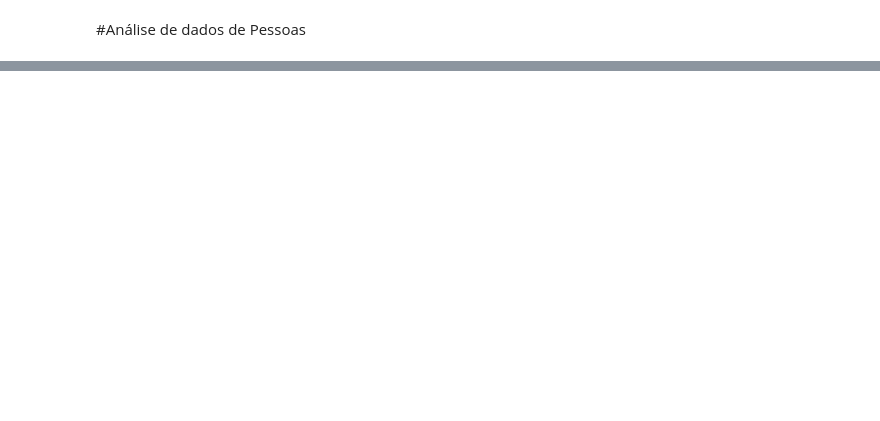
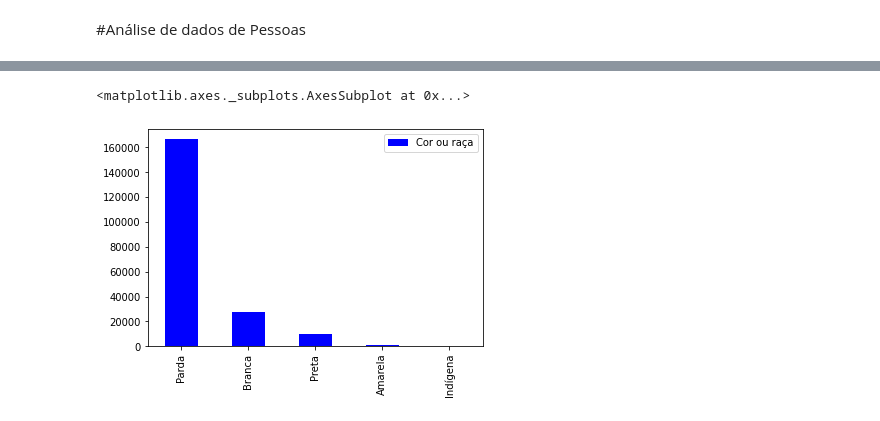
Before and after one commit to FranciscoJSSantos/Analise_de_Dados_do_Bolsa_Familia, a Jupyter notebook: Analise_de_Dados_do_Bolsa_Familia.ipynb, the cells around one changed output, grey strips where cells are left out. Saved outputs shown, nothing was run; the diff lists cells and outputs as text; code cells hidden in the pictures; blank space fills up the shorter version.

```diff
--- a/Analise_de_Dados_do_Bolsa_Familia.ipynb
+++ b/Analise_de_Dados_do_Bolsa_Familia.ipynb
@@ -56,0 +139,5 @@ cor_da_raca
+# %%
+#Criando uma tabela com os dados que vamos utilizar
+df_pessoa = data_pessoa.iloc[:,[5,6,7,8,11,12,23]]
+
+df_pessoa
@@ -56,0 +158,27 @@ cor_da_raca
+# %%
+#transformação de dados para qualitativo
+
+###obs: rodar uma vez, depois da primeira vez vai dar erro
+
+#transformação de dados de cor ou raça
+df_pessoa['cod_raca_cor_pessoa'] = pd.cut(df_pessoa['cod_raca_cor_pessoa'],bins=[1.0,2.0,3.0,4.0,5.0,float('inf')],right=False,labels=['Branca','Preta','Amarela','Parda','Indígena'])
+df_pessoa.rename(columns = {'cod_raca_cor_pessoa' : 'Cor ou raça'}, inplace = True)
+
+#transformação de dados de sexo
+df_pessoa['cod_sexo_pessoa'] = pd.cut(df_pessoa['cod_sexo_pessoa'],bins=[1.0,2.0,float('inf')],right=False,labels=['Masculino','Feminino'])
+df_pessoa.rename(columns = {'cod_sexo_pessoa' : 'Sexo'}, inplace = True)
+
+#transformação de dados de relaçao de parentesco com o RF
+df_pessoa['cod_parentesco_rf_pessoa'] = pd.cut(df_pessoa['cod_parentesco_rf_pessoa'],bins=[1,2,3,4,5,6,7,8,9,10,11,float('inf')],right=False,labels=['Pessoa Responsável pela Unidade Familiar - RF','Cônjuge ou companheiro(a)','Filho(a)','Enteado(a)','Neto(a) ou bisneto(a)','Pai ou mãe','Sogro(a)','Irmão ou irmã', 'Genro ou nora','Outro parente', 'Não parente'
+])
+df_pessoa.rename(columns = {'cod_parentesco_rf_pessoa' : 'Relaçao de parentesco com o RF'}, inplace = True)
+
+#transformação de dados de deficiência
+df_pessoa['cod_deficiencia_memb'] = pd.cut(df_pessoa['cod_deficiencia_memb'],bins=[1.0,2.0,float('inf')],right=False,labels=['Sim','Não'])
+df_pessoa.rename(columns = {'cod_deficiencia_memb' : 'Pessoa tem deficiência?'}, inplace = True)
+
+#transformação de dados de analfabeto
+df_pessoa['cod_sabe_ler_escrever_memb'] = pd.cut(df_pessoa['cod_sabe_ler_escrever_memb'],bins=[1.0,2.0,float('inf')],right=False,labels=['Sim','Não'])
+df_pessoa.rename(columns = {'cod_sabe_ler_escrever_memb' : 'Analfabeto?'}, inplace = True)
+
+df_pessoa
@@ -56,0 +216,14 @@ cor_da_raca
+# %%
+#Parda > Banca > Preta > Amarela > Indígina
+#Cor ou raça
+#Parda - 166620
+#Branca -	27640
+#Preta - 9997
+#Amarela -1027
+#Indígena - 274
+
+cor_da_raca = df_pessoa['Cor ou raça'].value_counts().to_frame()
+cor_da_raca.plot(kind='bar',color='blue')
+# %% [output]
+<matplotlib.axes._subplots.AxesSubplot at 0x...>
+[figure, added]
```
Also changed, not shown: parts of 25 cells of this notebook.
